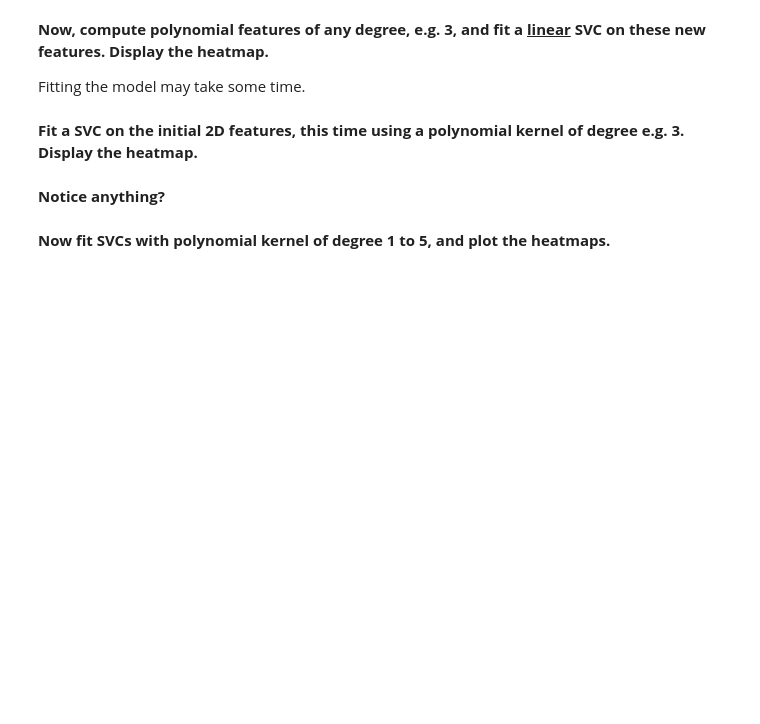
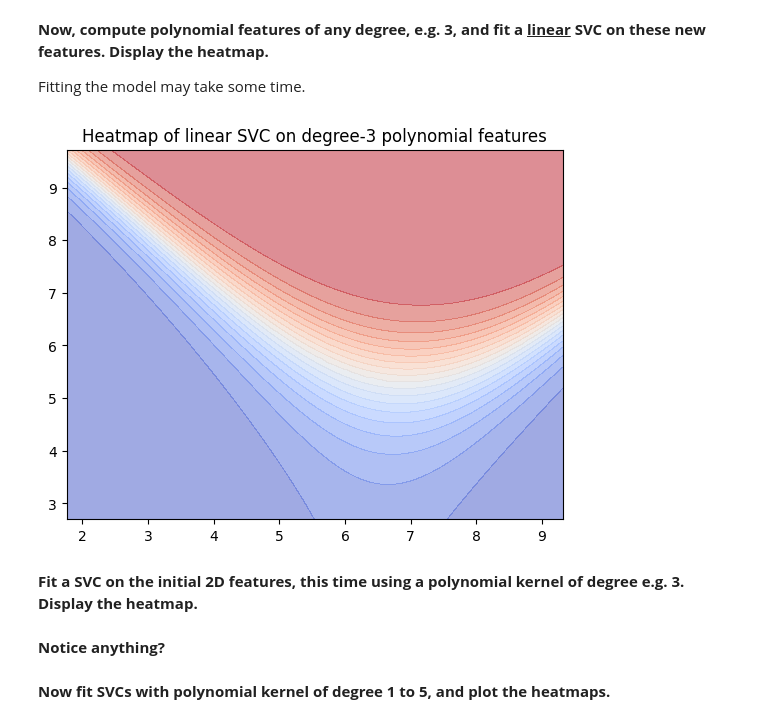
Before and after one commit to audreybvt/ML, a Jupyter notebook: Lab 4 - Classifiers extended edition.ipynb, the cells around one changed output. Drawn from its saved outputs; the diff is of its cells as text; code cells hidden in the pictures; blank space fills up the shorter version.

```diff
--- a/Lab 4 - Classifiers extended edition.ipynb
+++ b/Lab 4 - Classifiers extended edition.ipynb
@@ -609,6 +634,28 @@ This question may be slightly harder.
 **Now, compute polynomial features of any degree, e.g. 3, and fit a <ins>linear</ins> SVC on these new features. Display the heatmap.**
 
 Fitting the model may take some time.
+# %%
+degree = 3
+svm_poly = make_pipeline(
+    PolynomialFeatures(degree),
+    StandardScaler(),
+    SVC(kernel='linear', probability=True)
+)
+svm_poly.fit(X_train, y_train)
+
+disp = DecisionBoundaryDisplay.from_estimator(
+    svm_poly,
+    X_train,
+    response_method="predict_proba",
+    cmap=plt.cm.coolwarm,
+    alpha=0.5,
+    levels=20
+)
+
+plt.title(f"Heatmap of linear SVC on degree-{degree} polynomial features")
+plt.show()
+# %% [output]
+[figure, added]
 # %% [markdown]
 **Fit a SVC on the initial 2D features, this time using a polynomial kernel of degree e.g. 3. Display the heatmap.**
 # %% [markdown]
```
Also changed, not shown: parts of 2 cells of this notebook.
